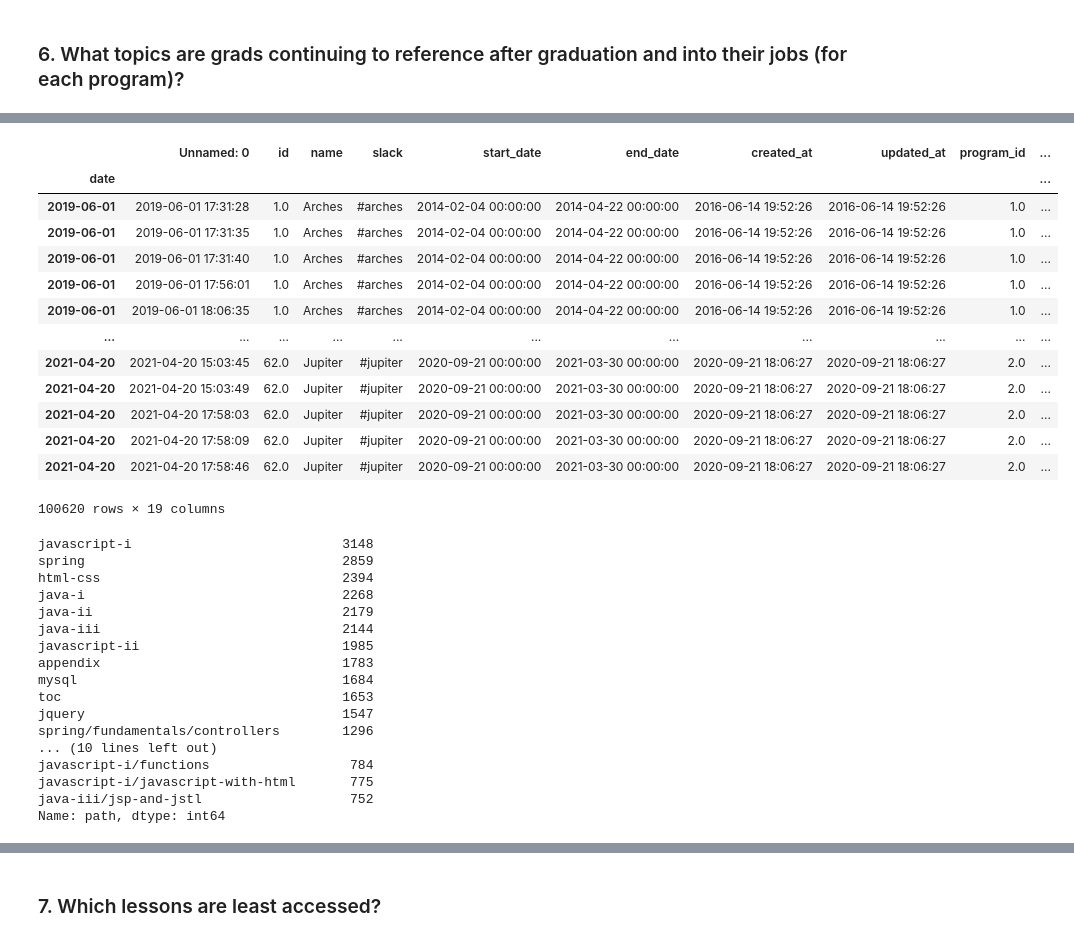
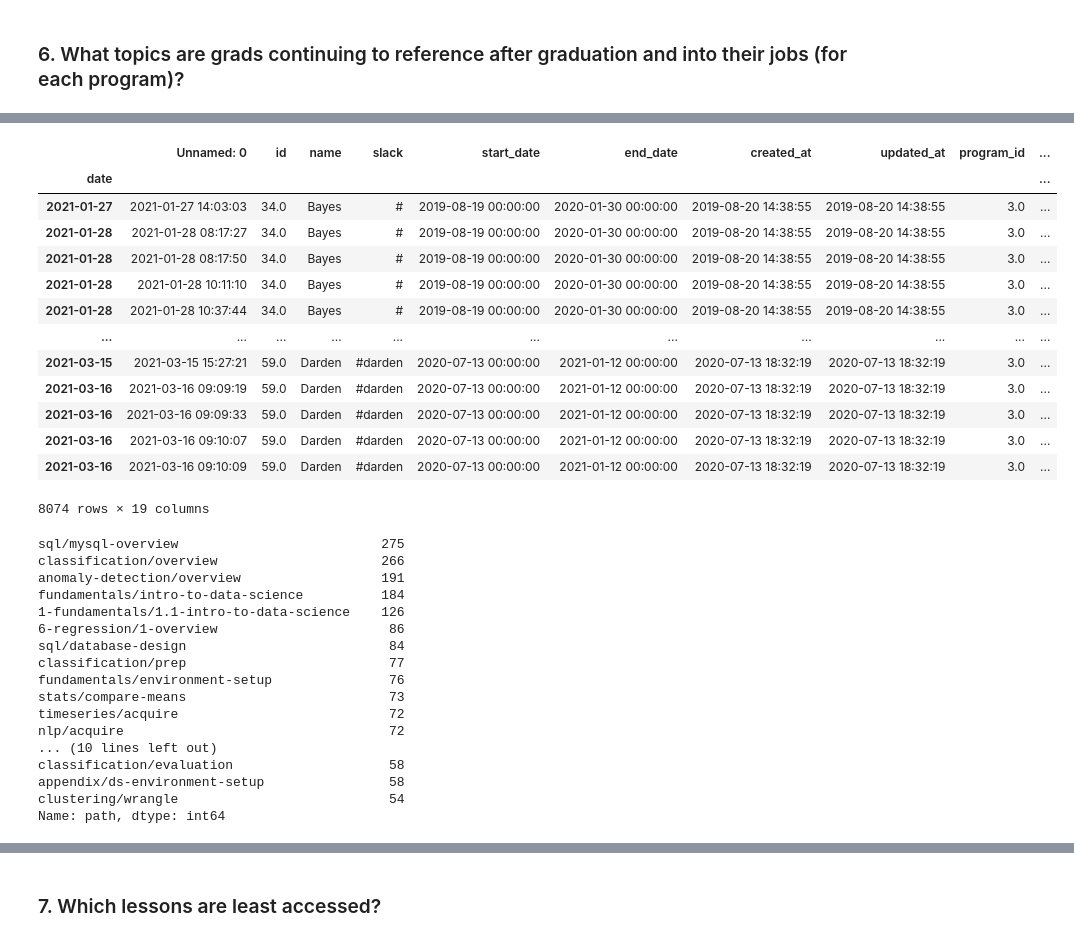
Before and after one commit to veronica-f-reyes/anomaly_detection_project, a Jupyter notebook: anomaly_detection_project.ipynb, the cells around one changed output, grey strips where cells are left out. Drawn from its saved outputs; the diff is of its cells as text; code cells hidden in the pictures.

Commit message:
Working on Anomaly Project

```diff
--- a/anomaly_detection_project.ipynb
+++ b/anomaly_detection_project.ipynb
@@ -1169,41 +1235,44 @@ plt.show()
 # %%
 #Let's look at students that are referring to the curriculum after their graduation
-students_after_grad = df[(df['date'] > df['end_date']) & (df['name']!= 'Staff')]
+students_after_grad_ds = df[(df['date'] > df['end_date']) &
+                                 ((df['name']!= 'Staff') &
+                                 (df['program_type'] == 'data_science'))
+                                ]
 
-students_after_grad
+students_after_grad_ds
 # %% [output]
 |  | Unnamed: 0 | id | name | slack | start_date | end_date | created_at | updated_at | program_id | ... |
 | date |  |  |  |  |  |  |  |  |  | ... |
-| 2019-06-01 | 2019-06-01 17:31:28 | 1.0 | Arches | #arches | 2014-02-04 00:00:00 | 2014-04-22 00:00:00 | 2016-06-14 19:52:26 | 2016-06-14 19:52:26 | 1.0 | ... |
-| 2019-06-01 | 2019-06-01 17:31:35 | 1.0 | Arches | #arches | 2014-02-04 00:00:00 | 2014-04-22 00:00:00 | 2016-06-14 19:52:26 | 2016-06-14 19:52:26 | 1.0 | ... |
-| 2019-06-01 | 2019-06-01 17:31:40 | 1.0 | Arches | #arches | 2014-02-04 00:00:00 | 2014-04-22 00:00:00 | 2016-06-14 19:52:26 | 2016-06-14 19:52:26 | 1.0 | ... |
-| 2019-06-01 | 2019-06-01 17:56:01 | 1.0 | Arches | #arches | 2014-02-04 00:00:00 | 2014-04-22 00:00:00 | 2016-06-14 19:52:26 | 2016-06-14 19:52:26 | 1.0 | ... |
-| 2019-06-01 | 2019-06-01 18:06:35 | 1.0 | Arches | #arches | 2014-02-04 00:00:00 | 2014-04-22 00:00:00 | 2016-06-14 19:52:26 | 2016-06-14 19:52:26 | 1.0 | ... |
+| 2021-01-27 | 2021-01-27 14:03:03 | 34.0 | Bayes | # | 2019-08-19 00:00:00 | 2020-01-30 00:00:00 | 2019-08-20 14:38:55 | 2019-08-20 14:38:55 | 3.0 | ... |
+| 2021-01-28 | 2021-01-28 08:17:27 | 34.0 | Bayes | # | 2019-08-19 00:00:00 | 2020-01-30 00:00:00 | 2019-08-20 14:38:55 | 2019-08-20 14:38:55 | 3.0 | ... |
+| 2021-01-28 | 2021-01-28 08:17:50 | 34.0 | Bayes | # | 2019-08-19 00:00:00 | 2020-01-30 00:00:00 | 2019-08-20 14:38:55 | 2019-08-20 14:38:55 | 3.0 | ... |
+| 2021-01-28 | 2021-01-28 10:11:10 | 34.0 | Bayes | # | 2019-08-19 00:00:00 | 2020-01-30 00:00:00 | 2019-08-20 14:38:55 | 2019-08-20 14:38:55 | 3.0 | ... |
+| 2021-01-28 | 2021-01-28 10:37:44 | 34.0 | Bayes | # | 2019-08-19 00:00:00 | 2020-01-30 00:00:00 | 2019-08-20 14:38:55 | 2019-08-20 14:38:55 | 3.0 | ... |
 | ... | ... | ... | ... | ... | ... | ... | ... | ... | ... | ... |
-| 2021-04-20 | 2021-04-20 15:03:45 | 62.0 | Jupiter | #jupiter | 2020-09-21 00:00:00 | 2021-03-30 00:00:00 | 2020-09-21 18:06:27 | 2020-09-21 18:06:27 | 2.0 | ... |
-| 2021-04-20 | 2021-04-20 15:03:49 | 62.0 | Jupiter | #jupiter | 2020-09-21 00:00:00 | 2021-03-30 00:00:00 | 2020-09-21 18:06:27 | 2020-09-21 18:06:27 | 2.0 | ... |
-| 2021-04-20 | 2021-04-20 17:58:03 | 62.0 | Jupiter | #jupiter | 2020-09-21 00:00:00 | 2021-03-30 00:00:00 | 2020-09-21 18:06:27 | 2020-09-21 18:06:27 | 2.0 | ... |
-| 2021-04-20 | 2021-04-20 17:58:09 | 62.0 | Jupiter | #jupiter | 2020-09-21 00:00:00 | 2021-03-30 00:00:00 | 2020-09-21 18:06:27 | 2020-09-21 18:06:27 | 2.0 | ... |
-| 2021-04-20 | 2021-04-20 17:58:46 | 62.0 | Jupiter | #jupiter | 2020-09-21 00:00:00 | 2021-03-30 00:00:00 | 2020-09-21 18:06:27 | 2020-09-21 18:06:27 | 2.0 | ... |
+| 2021-03-15 | 2021-03-15 15:27:21 | 59.0 | Darden | #darden | 2020-07-13 00:00:00 | 2021-01-12 00:00:00 | 2020-07-13 18:32:19 | 2020-07-13 18:32:19 | 3.0 | ... |
+| 2021-03-16 | 2021-03-16 09:09:19 | 59.0 | Darden | #darden | 2020-07-13 00:00:00 | 2021-01-12 00:00:00 | 2020-07-13 18:32:19 | 2020-07-13 18:32:19 | 3.0 | ... |
+| 2021-03-16 | 2021-03-16 09:09:33 | 59.0 | Darden | #darden | 2020-07-13 00:00:00 | 2021-01-12 00:00:00 | 2020-07-13 18:32:19 | 2020-07-13 18:32:19 | 3.0 | ... |
+| 2021-03-16 | 2021-03-16 09:10:07 | 59.0 | Darden | #darden | 2020-07-13 00:00:00 | 2021-01-12 00:00:00 | 2020-07-13 18:32:19 | 2020-07-13 18:32:19 | 3.0 | ... |
+| 2021-03-16 | 2021-03-16 09:10:09 | 59.0 | Darden | #darden | 2020-07-13 00:00:00 | 2021-01-12 00:00:00 | 2020-07-13 18:32:19 | 2020-07-13 18:32:19 | 3.0 | ... |
-100620 rows × 19 columns
+8074 rows × 19 columns
 # %%
 #Lessons most commonly accessed for students who already graduated
-students_after_grad.path.value_counts().head(25)
+students_after_grad_ds.path.value_counts().head(25)
 # %% [output]
-javascript-i                           3148
-spring                                 2859
-html-css                               2394
-java-i                                 2268
-java-ii                                2179
-java-iii                               2144
-javascript-ii                          1985
-appendix                               1783
-mysql                                  1684
-toc                                    1653
-jquery                                 1547
-spring/fundamentals/controllers        1296
+sql/mysql-overview                          275
+classification/overview                     266
+anomaly-detection/overview                  191
+fundamentals/intro-to-data-science          184
+1-fundamentals/1.1-intro-to-data-science    126
+6-regression/1-overview                      86
+sql/database-design                          84
+classification/prep                          77
+fundamentals/environment-setup               76
+stats/compare-means                          73
+timeseries/acquire                           72
+nlp/acquire                                  72
 ... (10 lines left out)
-javascript-i/functions                  784
-javascript-i/javascript-with-html       775
-java-iii/jsp-and-jstl                   752
+classification/evaluation                    58
+appendix/ds-environment-setup                58
+clustering/wrangle                           54
 Name: path, dtype: int64
```
Also changed, not shown: parts of 14 cells of this notebook.
